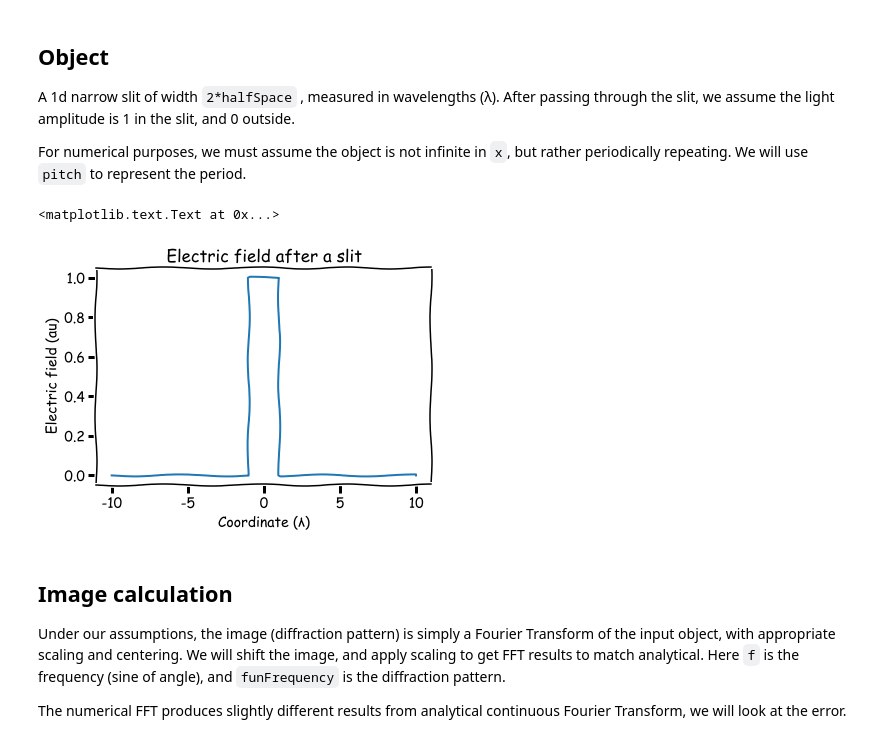
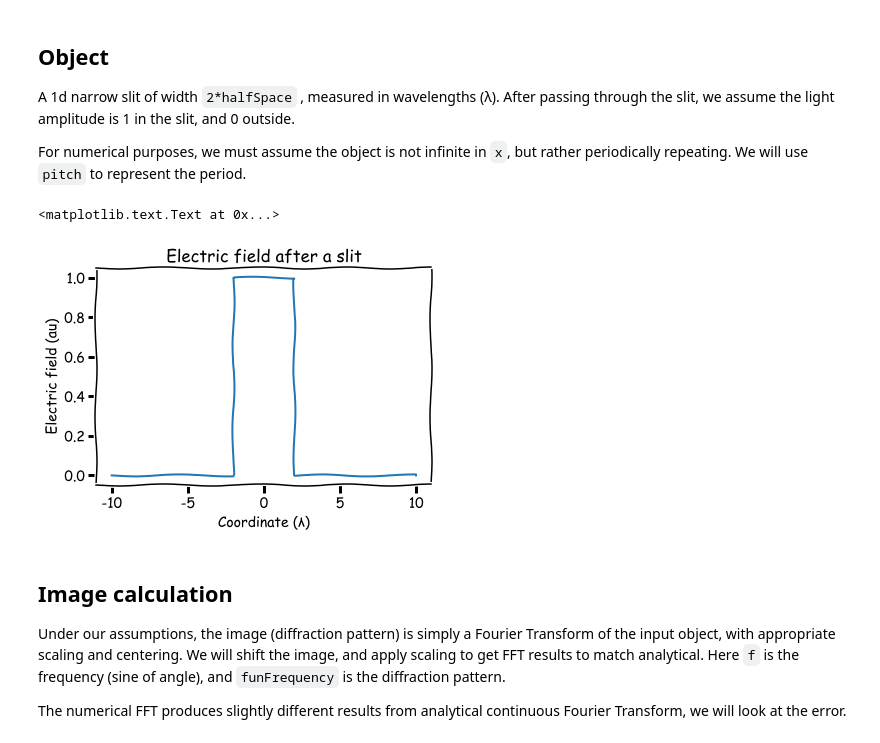
Before and after one commit to bourov/litho, a Jupyter notebook: Optics Demo.ipynb, the cells around one changed output. Cells and saved outputs as stored; diff of their text form; code cells hidden in the pictures.

```diff
--- a/Optics Demo.ipynb
+++ b/Optics Demo.ipynb
@@ -22,20 +24,20 @@ A 1d narrow slit of width `2*halfSpace` , measured in wavelengths (λ).  After p
 For numerical purposes, we must assume the object is not infinite in `x`, but rather periodically repeating.  We will use `pitch` to represent the period.
 # %%
 pitch = 20.
-halfSpace = 1.
+halfSpace = 2.
 
 x = np.linspace( -pitch/2, pitch/2, 2001)
 x = np.delete(x, -1)
 
 funSpatial = np.array( np.abs(x) < halfSpace ) + 0.5 * np.array( np.abs(x) == halfSpace)
 
 p = plt.plot( x, funSpatial)
 plt.title('Electric field after a slit')
 plt.xlabel(u'Coordinate (λ)')
 plt.ylabel('Electric field (au)')
 # %% [output]
 <matplotlib.text.Text at 0x...>
-[figure, old version]
+[figure, new version]
 # %%
 from numpy.fft import fft, fftshift, fftfreq
 # %% [markdown]
```
Also changed, not shown: parts of 4 cells of this notebook, 1 other file.
